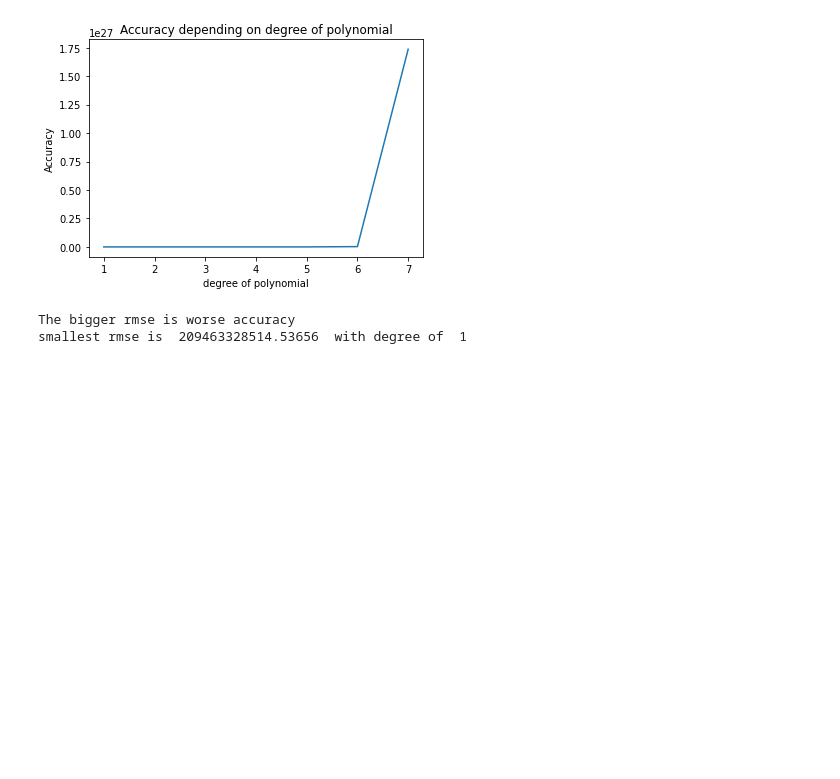
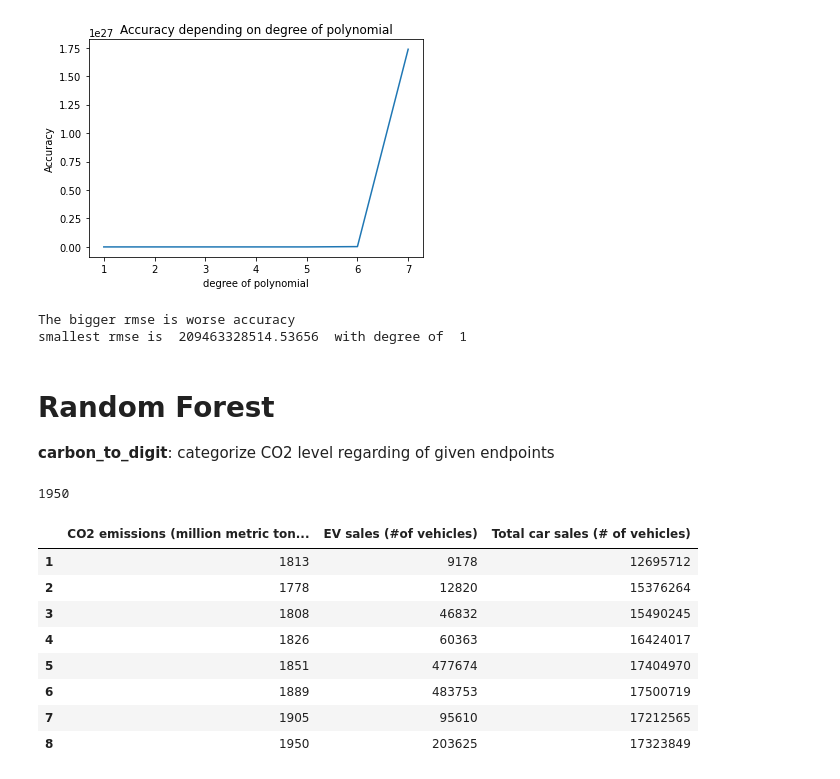
Before and after one commit to ykim879/machine.learning.project, a Jupyter notebook: linear_regression_CO2_EV_NonEV.ipynb, the cells around one changed output. Cells and saved outputs as stored; diff of their text form; code cells hidden in the pictures; blank space fills up the shorter version.

```diff
--- a/linear_regression_CO2_EV_NonEV.ipynb
+++ b/linear_regression_CO2_EV_NonEV.ipynb
@@ -153,3 +154,24 @@ print("smallest rmse is ", poly_accuracy[min_rmse], " with degree of ", min_rmse
 [figure]
 The bigger rmse is worse accuracy
 smallest rmse is  209463328514.53656  with degree of  1
+# %% [markdown]
+# Random Forest
+**carbon_to_digit**: categorize CO2 level regarding of given endpoints
+# %%
+dataRF = dataset
+dataRF = dataRF.drop([0])
+dataRF["CO2 emissions (million metric tons of carbon dioxide)"] = dataRF["CO2 emissions (million metric tons of carbon dioxide)"].astype(int)
+maxCO = dataRF["CO2 emissions (million metric tons of carbon dioxide)"].max()
+print(maxCO)
+dataRF
+# %% [output]
+1950
+|  | CO2 emissions (million metric ton... | EV sales (#of vehicles) | Total car sales (# of vehicles) |
+| 1 | 1813 | 9178 | 12695712 |
+| 2 | 1778 | 12820 | 15376264 |
+| 3 | 1808 | 46832 | 15490245 |
+| 4 | 1826 | 60363 | 16424017 |
+| 5 | 1851 | 477674 | 17404970 |
+| 6 | 1889 | 483753 | 17500719 |
+| 7 | 1905 | 95610 | 17212565 |
+| 8 | 1950 | 203625 | 17323849 |
```
Also changed, not shown: parts of 8 cells of this notebook.
